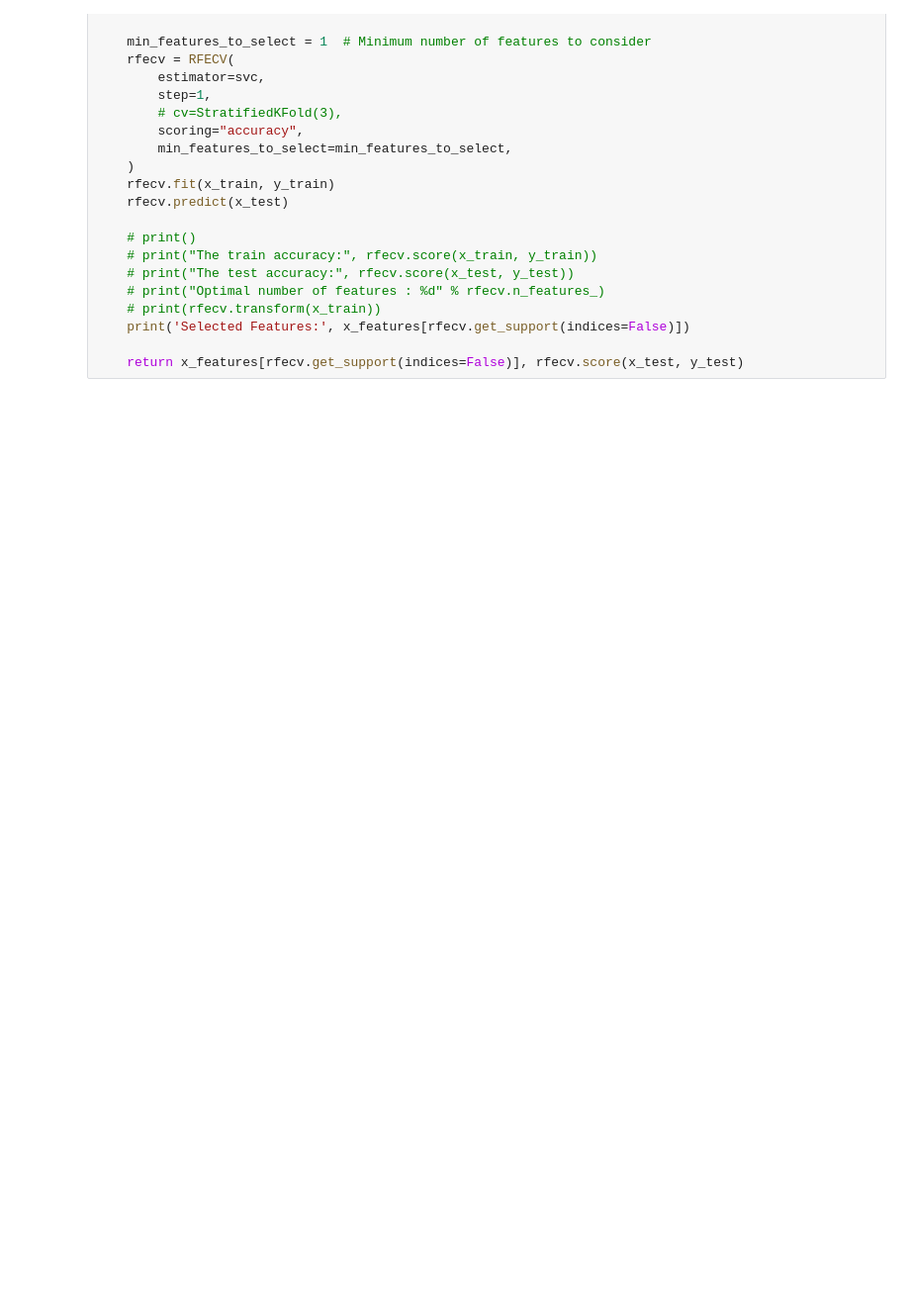
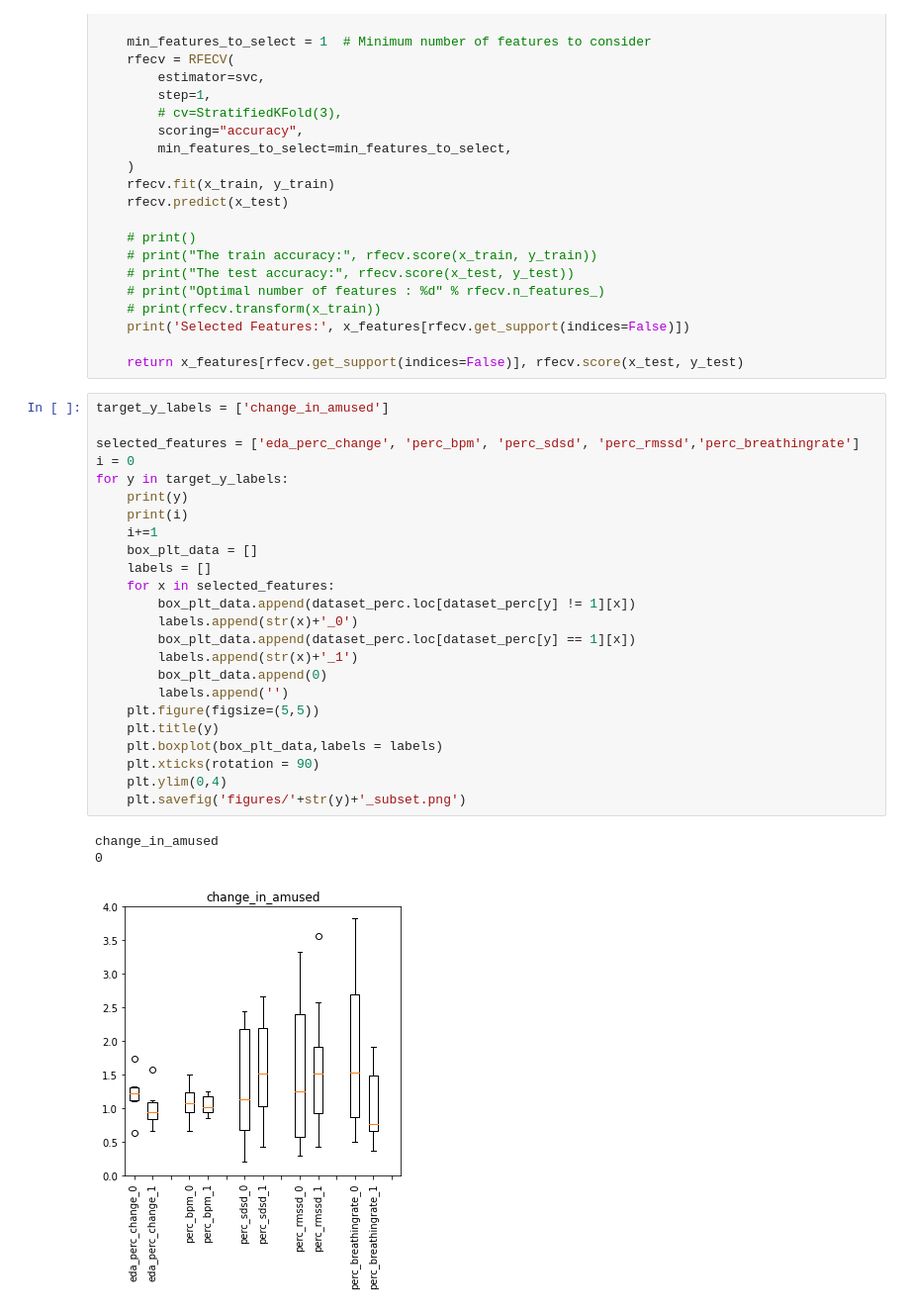
Before and after one commit to robfletch7/HRI, a Jupyter notebook: plot_data.ipynb, the cells around one changed output. Shown at 99% size. Cells and saved outputs as stored; diff of their text form; blank space fills up the shorter version.

```diff
--- a/plot_data.ipynb
+++ b/plot_data.ipynb
@@ -117,3 +147,31 @@ def svc(x_train,x_test, y_train, y_test):
     print('Selected Features:', x_features[rfecv.get_support(indices=False)])
 
     return x_features[rfecv.get_support(indices=False)], rfecv.score(x_test, y_test)
+# %%
+target_y_labels = ['change_in_amused']
+
+selected_features = ['eda_perc_change', 'perc_bpm', 'perc_sdsd', 'perc_rmssd','perc_breathingrate']
+i = 0
+for y in target_y_labels:
+    print(y)
+    print(i)
+    i+=1
+    box_plt_data = []
+    labels = []
+    for x in selected_features:
+        box_plt_data.append(dataset_perc.loc[dataset_perc[y] != 1][x])
+        labels.append(str(x)+'_0')
+        box_plt_data.append(dataset_perc.loc[dataset_perc[y] == 1][x])
+        labels.append(str(x)+'_1')
+        box_plt_data.append(0)
+        labels.append('')
+    plt.figure(figsize=(5,5))
+    plt.title(y)
+    plt.boxplot(box_plt_data,labels = labels)
+    plt.xticks(rotation = 90)
+    plt.ylim(0,4)
+    plt.savefig('figures/'+str(y)+'_subset.png')
+# %% [output]
+change_in_amused
+0
+[figure, added]
```
Also changed, not shown: parts of 8 cells of this notebook, 2 other files.
